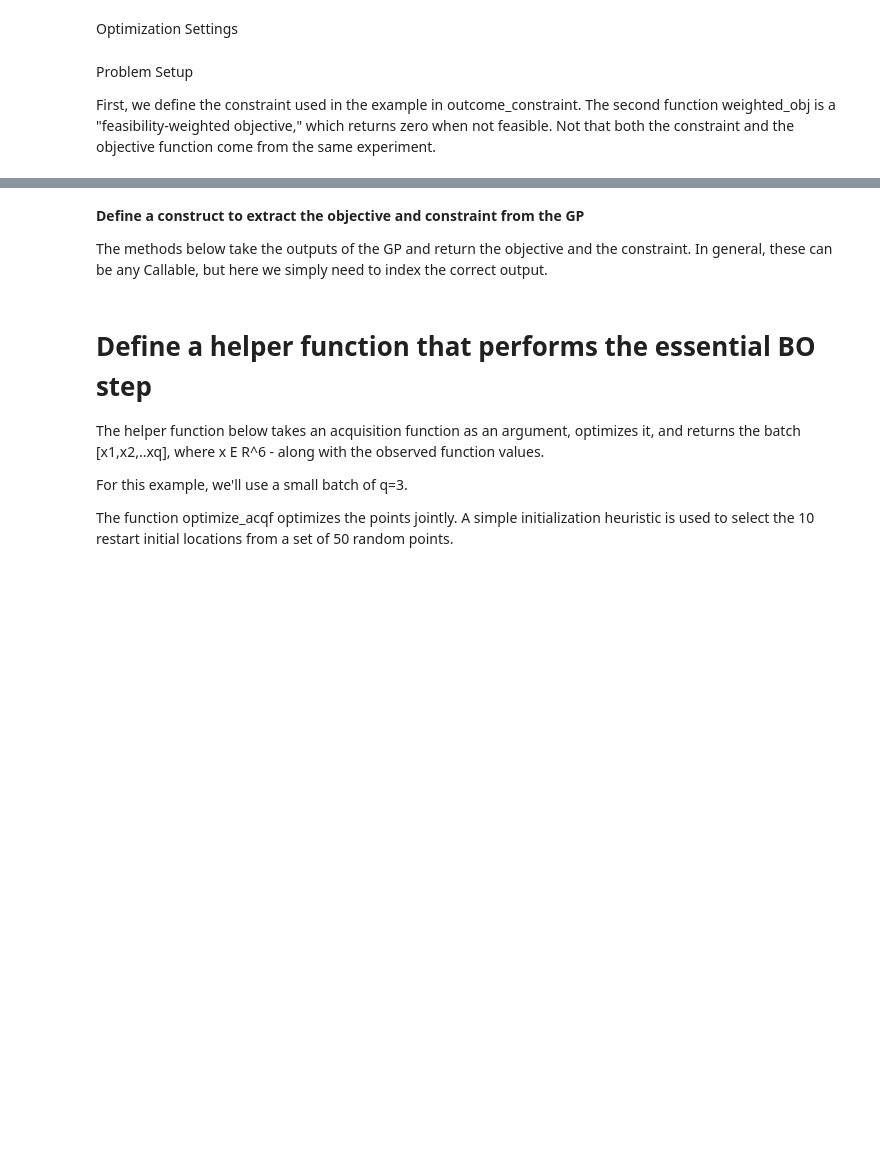
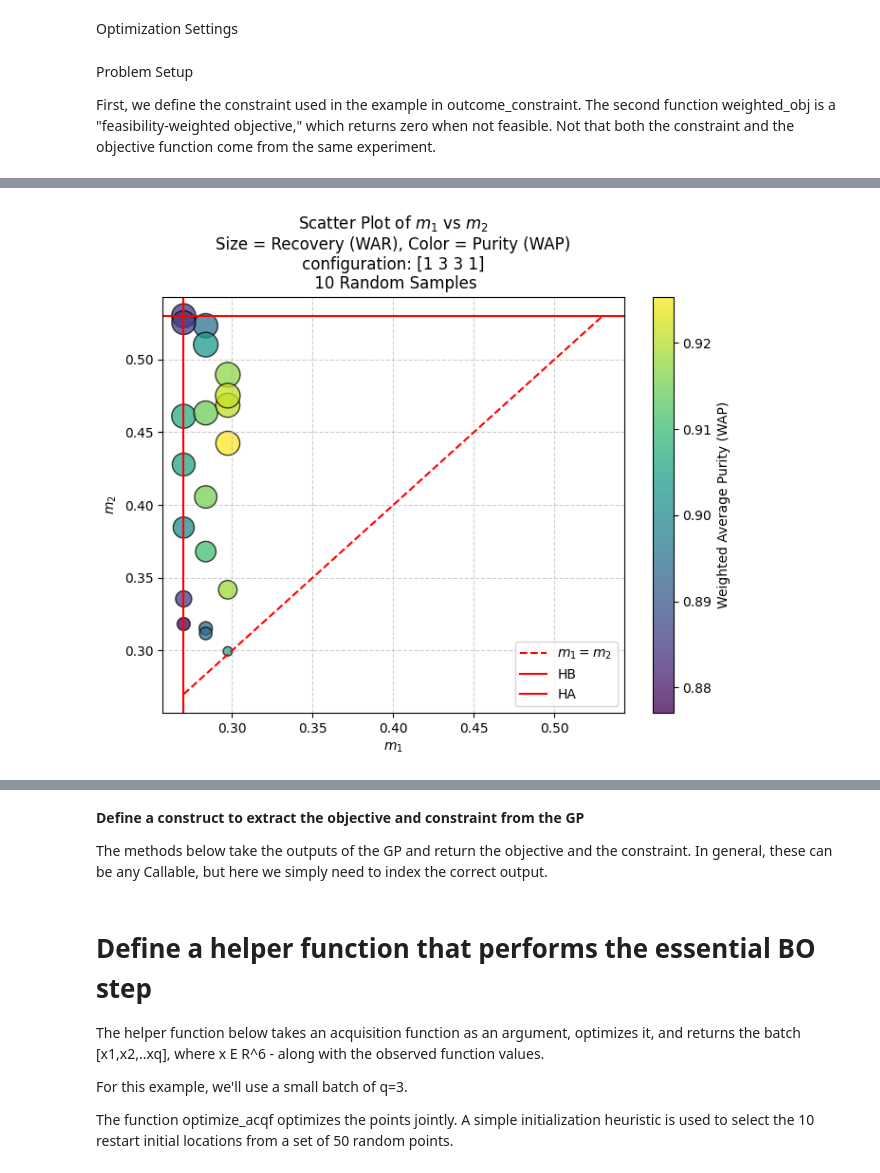
Before and after one commit to Nawa-Punabantu/Opt_Algos, a Jupyter notebook: QREC_SOMBO_Troch.ipynb, the cells around one changed output, grey strips where cells are left out. Saved outputs shown, nothing was run; the diff lists cells and outputs as text; code cells hidden in the pictures; blank space fills up the shorter version.

```diff
--- a/QREC_SOMBO_Troch.ipynb
+++ b/QREC_SOMBO_Troch.ipynb
@@ -1928,0 +1996,42 @@ Q_internal type: <class 'numpy.ndarray'>
+# %%
+import numpy as np
+import matplotlib.pyplot as plt
+
+# Convert tensors to NumPy arrays and flatten
+m1, m2 = train_x[:, 0].numpy(), train_x[:, 1].numpy()
+WAR = train_con.numpy().flatten()  # Recovery (circle size)
+WAP = train_obj.numpy().flatten()  # Purity (colorbar)
+
+# Normalize WAR for bubble size
+WAR_size = (WAR - WAR.min()) / (WAR.max() - WAR.min()) * 300 + 50  # Scale for better visibility
+
+fig, ax = plt.subplots(figsize=(7, 6))
+
+# Scatter plot: size = WAR, color = WAP
+sc = ax.scatter(m1, m2, s=WAR_size, c=WAP, cmap='viridis', edgecolors='k', alpha=0.75)
+
+# Add diagonal line (m1 = m2)
+ax.plot([m_min, m_max], [m_min, m_max], 'r--', label='$m_1 = m_2$')
+
+# Add grid
+ax.grid(True, linestyle='--', alpha=0.6)
+
+# Labels and title
+ax.set_xlabel("$m_1$")
+ax.set_ylabel("$m_2$")
+ax.set_title(f"Scatter Plot of $m_1$ vs $m_2$\nSize = Recovery (WAR), Color = Purity (WAP)\n configuration: {zone_config} \n {10} Random Samples")
+ax.axvline(x=m_min, color='r', linestyle='-', label="HB")
+# - - - - - - -
+ax.axhline(y=m_max, color='r', linestyle='-', label="HA")
+# Add colorbar for WAP
+cbar = plt.colorbar(sc)
+cbar.set_label("Weighted Average Purity (WAP)")
+# Set axis limits if specified
+
+# Add legend
+ax.legend()
+
+plt.tight_layout()
+plt.show()
+# %% [output]
+[figure, added]
```
Also changed, not shown: parts of 6 cells of this notebook.
